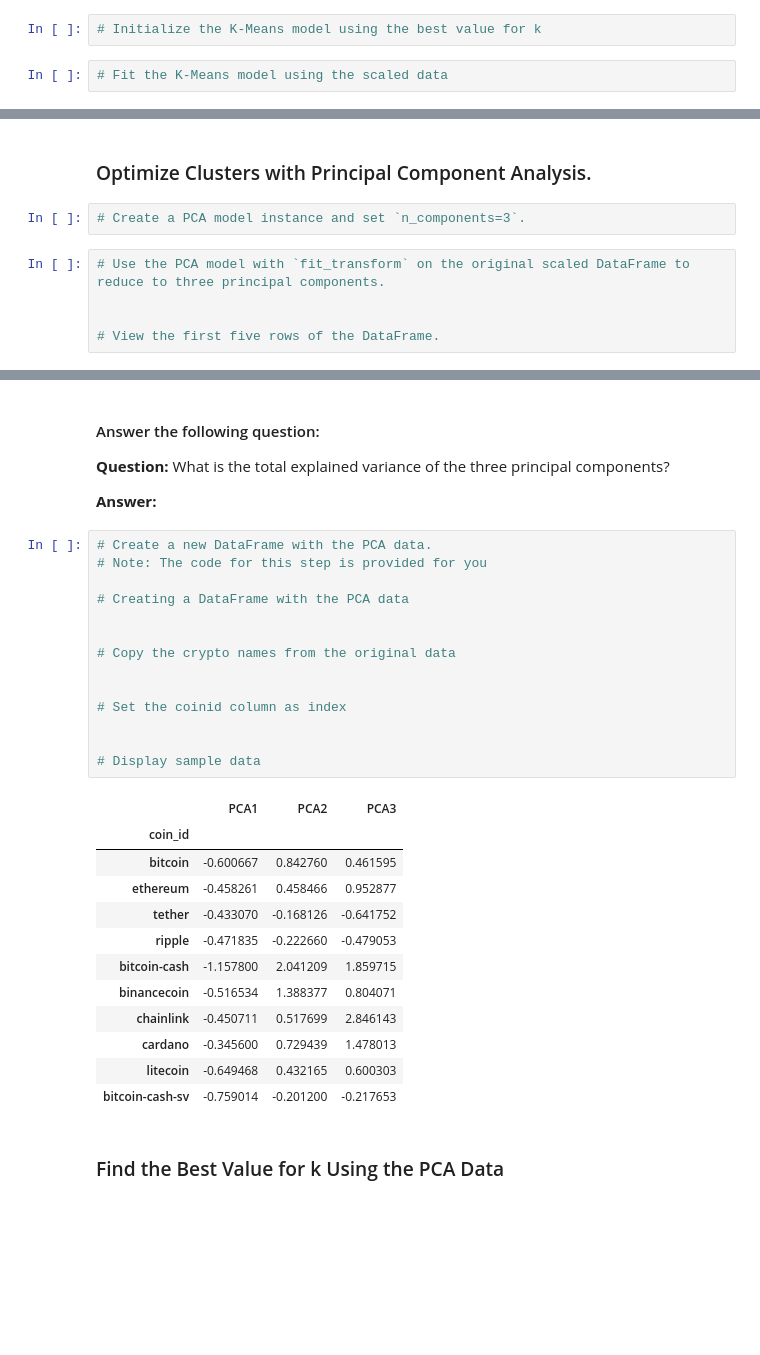
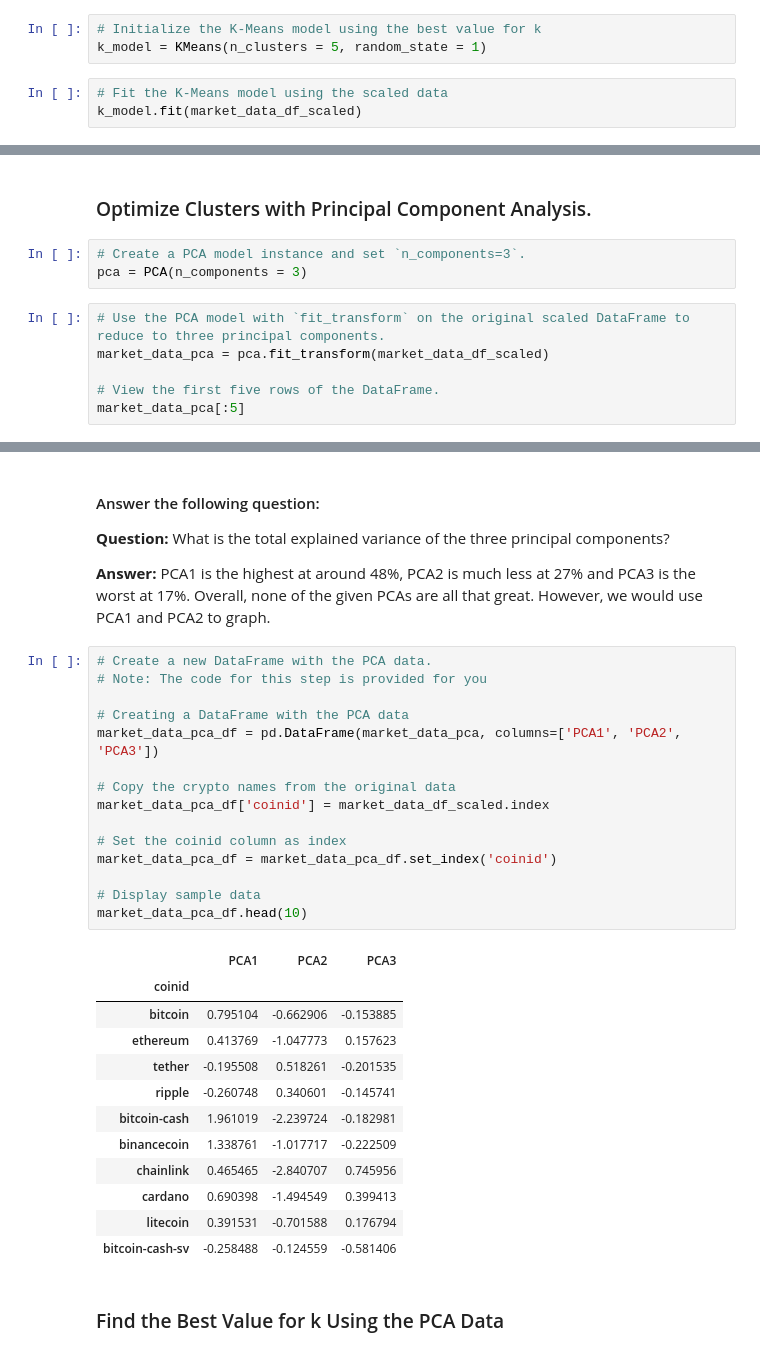
Before and after one commit to hsi-eredman/CryptoClustering, a Jupyter notebook: Crypto_Clustering.ipynb, the cells around one changed output, grey strips where cells are left out. Drawn from its saved outputs; the diff is of its cells as text; blank space fills up the shorter version.

```diff
--- a/Crypto_Clustering.ipynb
+++ b/Crypto_Clustering.ipynb
@@ -130,5 +130,7 @@ scaled_market_data_elbow_df.plot.line(x = 'k',
 ### Cluster Cryptocurrencies with K-means Using the Original Scaled Data.
 # %%
 # Initialize the K-Means model using the best value for k
+k_model = KMeans(n_clusters = 5, random_state = 1)
 # %%
 # Fit the K-Means model using the scaled data
+k_model.fit(market_data_df_scaled)
@@ -160,9 +179,11 @@ scaled_market_data_elbow_df.plot.line(x = 'k',
 ### Optimize Clusters with Principal Component Analysis.
 # %%
 # Create a PCA model instance and set `n_components=3`.
+pca = PCA(n_components = 3)
 # %%
 # Use the PCA model with `fit_transform` on the original scaled DataFrame to reduce to three principal components.
-
+market_data_pca = pca.fit_transform(market_data_df_scaled)
 
 # View the first five rows of the DataFrame.
+market_data_pca[:5]
 # %% [output]
@@ -180,34 +202,35 @@ array([0.3719856 , 0.34700813, 0.17603793])
 
 **Question:** What is the total explained variance of the three principal components?
 
-**Answer:**
+**Answer:** PCA1 is the highest at around 48%, PCA2 is much less at 27% and PCA3 is the worst at 17%. Overall, none of the given PCAs are all that great. However, we would use PCA1 and PCA2 to graph.
 # %%
 # Create a new DataFrame with the PCA data.
 # Note: The code for this step is provided for you
 
 # Creating a DataFrame with the PCA data
-
+market_data_pca_df = pd.DataFrame(market_data_pca, columns=['PCA1', 'PCA2', 'PCA3'])
 
 # Copy the crypto names from the original data
-
+market_data_pca_df['coinid'] = market_data_df_scaled.index
 
 # Set the coinid column as index
-
+market_data_pca_df = market_data_pca_df.set_index('coinid')
 
 # Display sample data
+market_data_pca_df.head(10)
 # %% [output]
 |  | PCA1 | PCA2 | PCA3 |
-| coin_id |  |  |  |
-| bitcoin | -0.600667 | 0.842760 | 0.461595 |
-| ethereum | -0.458261 | 0.458466 | 0.952877 |
-| tether | -0.433070 | -0.168126 | -0.641752 |
-| ripple | -0.471835 | -0.222660 | -0.479053 |
-| bitcoin-cash | -1.157800 | 2.041209 | 1.859715 |
-| binancecoin | -0.516534 | 1.388377 | 0.804071 |
-| chainlink | -0.450711 | 0.517699 | 2.846143 |
-| cardano | -0.345600 | 0.729439 | 1.478013 |
-| litecoin | -0.649468 | 0.432165 | 0.600303 |
-| bitcoin-cash-sv | -0.759014 | -0.201200 | -0.217653 |
+| coinid |  |  |  |
+| bitcoin | 0.795104 | -0.662906 | -0.153885 |
+| ethereum | 0.413769 | -1.047773 | 0.157623 |
+| tether | -0.195508 | 0.518261 | -0.201535 |
+| ripple | -0.260748 | 0.340601 | -0.145741 |
+| bitcoin-cash | 1.961019 | -2.239724 | -0.182981 |
+| binancecoin | 1.338761 | -1.017717 | -0.222509 |
+| chainlink | 0.465465 | -2.840707 | 0.745956 |
+| cardano | 0.690398 | -1.494549 | 0.399413 |
+| litecoin | 0.391531 | -0.701588 | 0.176794 |
+| bitcoin-cash-sv | -0.258488 | -0.124559 | -0.581406 |
 # %% [markdown]
 ### Find the Best Value for k Using the PCA Data
 # %%
```
Also changed, not shown: parts of 20 cells of this notebook.
